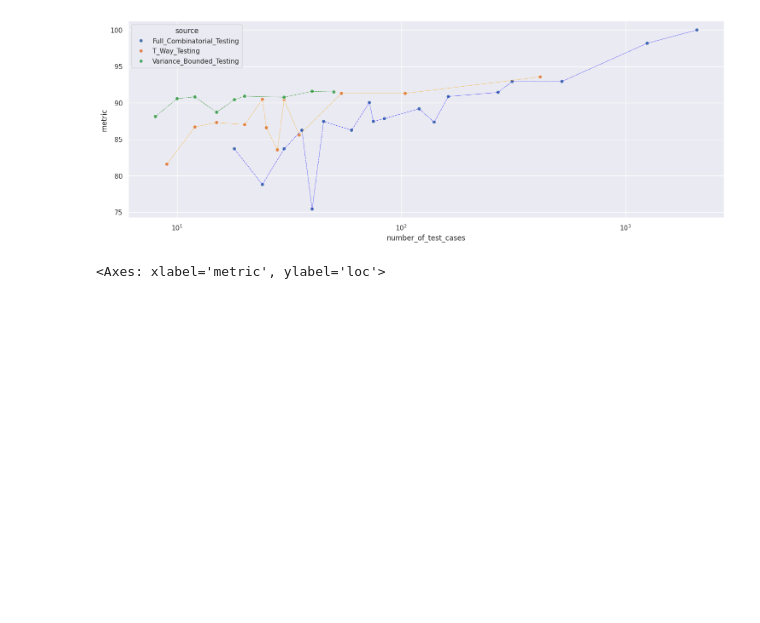
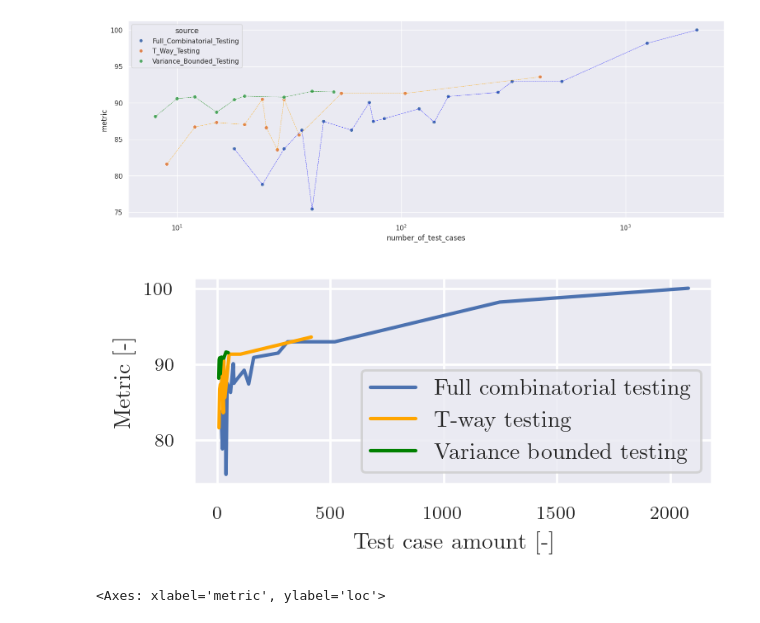
Before and after one commit to patrickw16/sim_loop, a Jupyter notebook: evaluation/evaluation_data_analysis.ipynb, the cells around one changed output. Drawn from its saved outputs; the diff is of its cells as text; code cells hidden in the pictures; blank space fills up the shorter version.

Commit message:
added matplotlib based figure of method benchmark

```diff
--- a/evaluation/evaluation_data_analysis.ipynb
+++ b/evaluation/evaluation_data_analysis.ipynb
@@ -108,6 +108,43 @@ plt.plot(df_var_filtered['number_of_test_cases'], df_var_filtered['metric'], col
 plt.xscale('log')
 # %% [output]
 [figure]
+# %%
+import argparse
+import matplotlib.pyplot as plt
+import numpy as np
+from figures import plot_utils as pu
+
+x = df_full_combi_filtered['number_of_test_cases']
+y = df_full_combi_filtered['metric']
+
+x1 = df_t_way_filtered['number_of_test_cases']
+y1 = df_t_way_filtered['metric']
+
+x2 = df_var_filtered['number_of_test_cases']
+y2 = df_var_filtered['metric']
+
+pu.figure_setup()
+
+fig_size = pu.get_fig_size(10, 5)
+fig = plt.figure(figsize=fig_size)
+ax = fig.add_subplot(111)
+
+ax.plot(x, y, c='b', lw=pu.plot_lw(), label="Full combinatorial testing")
+ax.plot(x1, y1, c='orange', lw=pu.plot_lw(), label="T-way testing")
+ax.plot(x2, y2, c='green', lw=pu.plot_lw(), label="Variance bounded testing")
+
+ax.set_xlabel('Test case amount [-]')
+ax.set_ylabel('Metric [-]')
+ax.legend()
+ax.set_axisbelow(True)
+
+plt.grid(True)
+plt.tight_layout()
+
+#pu.save_fig(fig, 'figures/figure.eps')
+#plt.show()
+# %% [output]
+[figure, added]
 # %%
 sns.set_theme(style="darkgrid")
 plt.figure(figsize=(18, 6))
```
Also changed, not shown: 2 other files.
